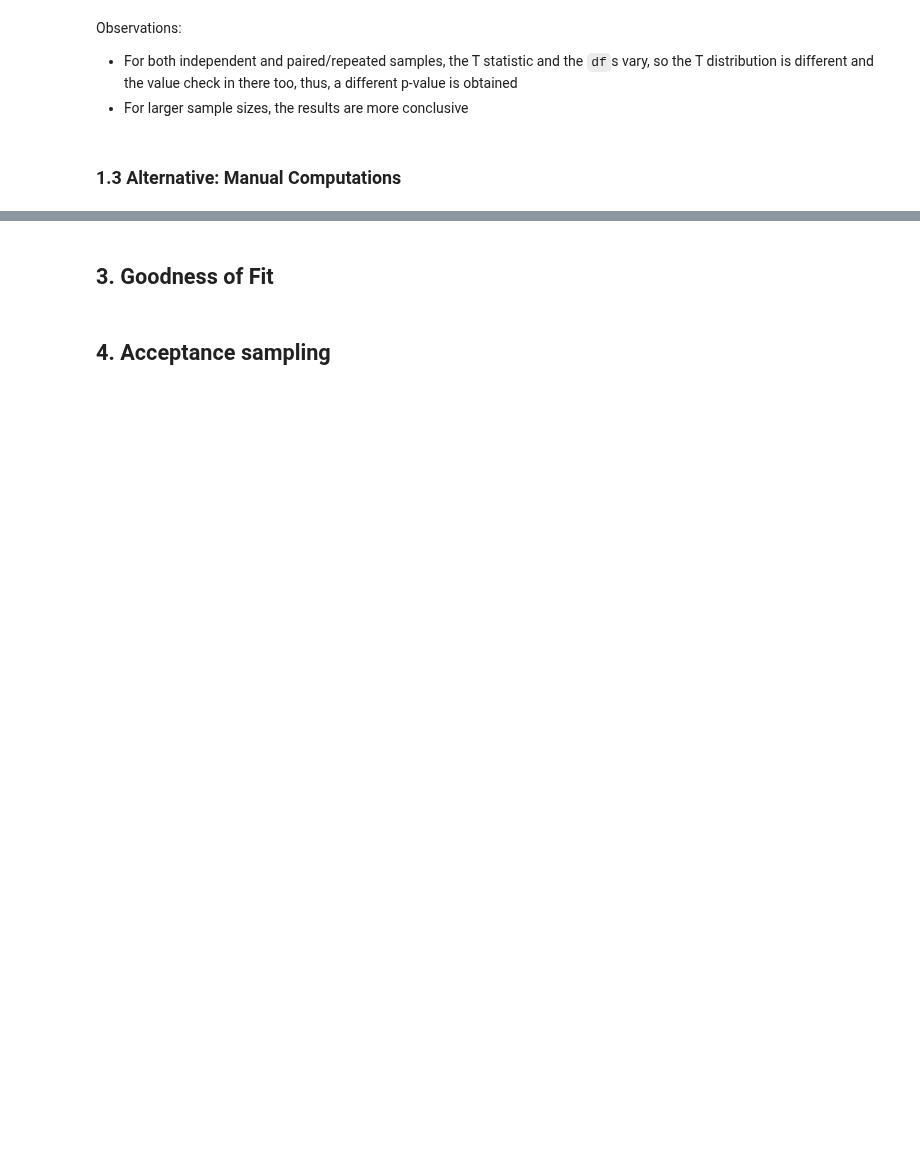
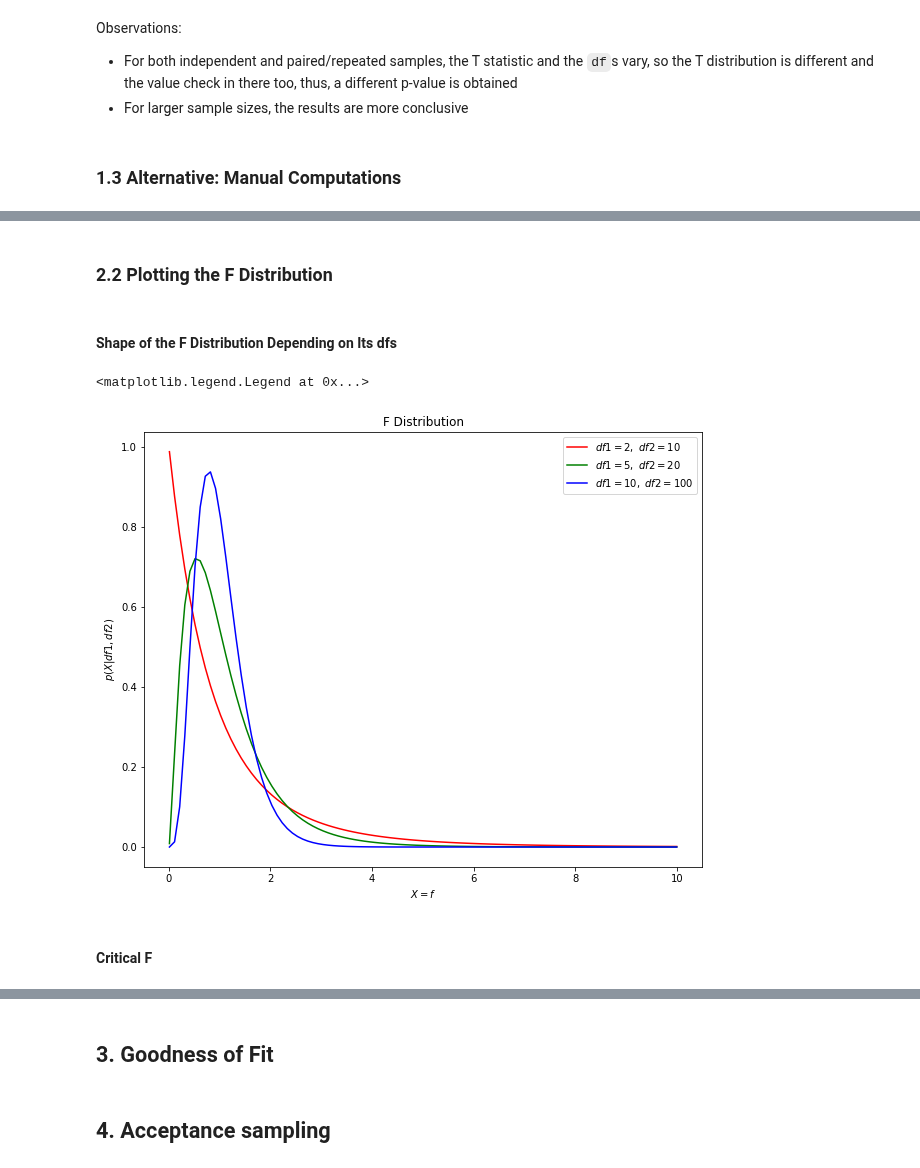
Before and after one commit to mxagar/tool_guides, a Jupyter notebook: python/data_science/15_HypothesisTests.ipynb, the cells around one changed output, grey strips where cells are left out. Drawn from its saved outputs; the diff is of its cells as text; code cells hidden in the pictures; blank space fills up the shorter version.

```diff
--- a/python/data_science/15_HypothesisTests.ipynb
+++ b/python/data_science/15_HypothesisTests.ipynb
@@ -241,0 +437,4 @@ p = 0.0
+# %% [markdown]
+### 2.2 Plotting the F Distribution
+# %% [markdown]
+#### Shape of the F Distribution Depending on Its dfs
@@ -241,0 +451,19 @@ p = 0.0
+# %%
+df1_values = [2, 5, 10]
+df2_values = [10, 20, 100]
+linecolors = ['red', 'green', 'blue']
+x = np.linspace(0.01, 10, 100)
+# %%
+fig, ax = plt.subplots(figsize=(10, 8))
+for (df1, df2, lc) in zip(df1_values, df2_values, linecolors):
+    dist = f(df1, df2)
+    plt.plot(x, dist.pdf(x), color=lc, label='$df1={},\ df2={}$'.format(df1, df2))
+plt.xlabel('$X=f$')
+plt.ylabel('$p(X|df1, df2)$')
+plt.title('F Distribution')
+plt.legend()
+# %% [output]
+<matplotlib.legend.Legend at 0x...>
+[figure, added]
+# %% [markdown]
+#### Critical F
```
Also changed, not shown: parts of 63 cells of this notebook, 1 other file.
